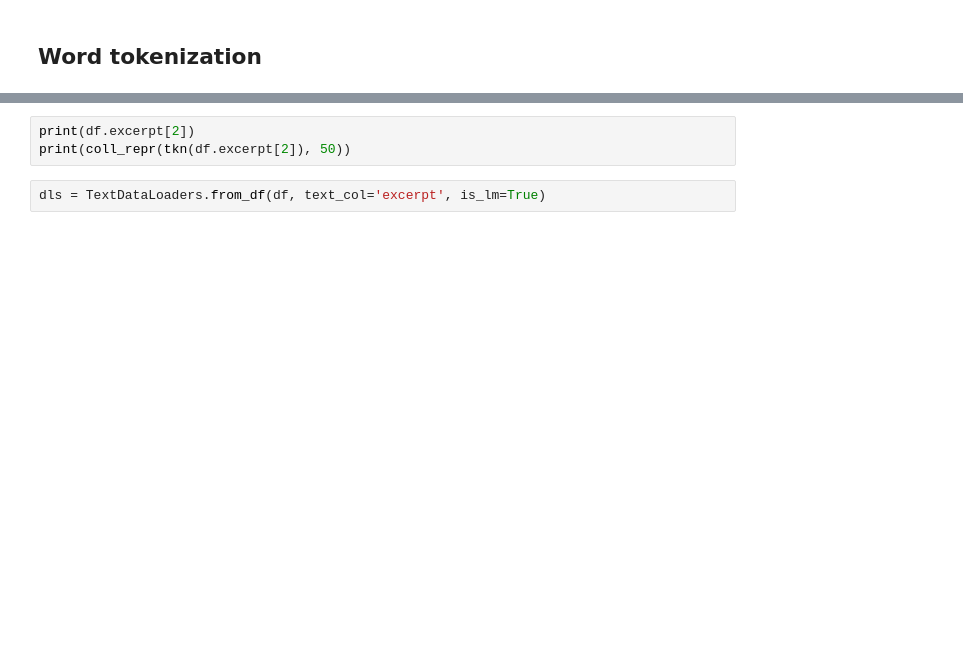
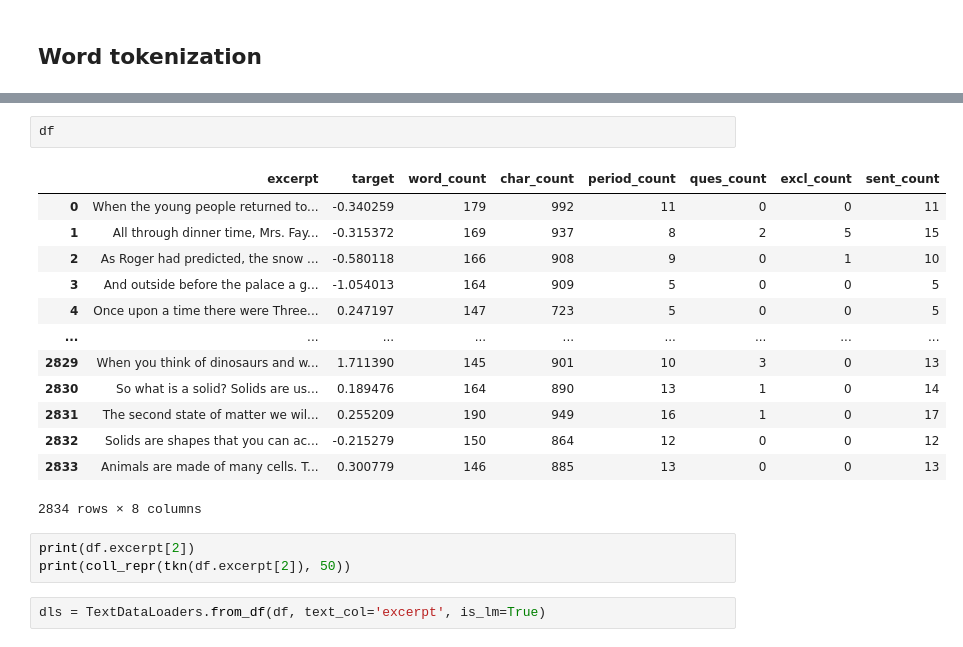
Before and after one commit to leejaeka/CommonLit-Readability-Prize, a Jupyter notebook: exploration.ipynb, the cells around one changed output, grey strips where cells are left out. Cells and saved outputs as stored; diff of their text form; blank space fills up the shorter version.

```diff
--- a/exploration.ipynb
+++ b/exploration.ipynb
@@ -293,3 +308,19 @@ NameError: name 'Tokenize' is not defined
+# %%
+df
+# %% [output]
+|  | excerpt | target | word_count | char_count | period_count | ques_count | excl_count | sent_count |
+| 0 | When the young people returned to... | -0.340259 | 179 | 992 | 11 | 0 | 0 | 11 |
+| 1 | All through dinner time, Mrs. Fay... | -0.315372 | 169 | 937 | 8 | 2 | 5 | 15 |
+| 2 | As Roger had predicted, the snow ... | -0.580118 | 166 | 908 | 9 | 0 | 1 | 10 |
+| 3 | And outside before the palace a g... | -1.054013 | 164 | 909 | 5 | 0 | 0 | 5 |
+| 4 | Once upon a time there were Three... | 0.247197 | 147 | 723 | 5 | 0 | 0 | 5 |
+| ... | ... | ... | ... | ... | ... | ... | ... | ... |
+| 2829 | When you think of dinosaurs and w... | 1.711390 | 145 | 901 | 10 | 3 | 0 | 13 |
+| 2830 | So what is a solid? Solids are us... | 0.189476 | 164 | 890 | 13 | 1 | 0 | 14 |
+| 2831 | The second state of matter we wil... | 0.255209 | 190 | 949 | 16 | 1 | 0 | 17 |
+| 2832 | Solids are shapes that you can ac... | -0.215279 | 150 | 864 | 12 | 0 | 0 | 12 |
+| 2833 | Animals are made of many cells. T... | 0.300779 | 146 | 885 | 13 | 0 | 0 | 13 |
+2834 rows × 8 columns
 # %%
 print(df.excerpt[2])
 print(coll_repr(tkn(df.excerpt[2]), 50))
```
Also changed, not shown: parts of 6 cells of this notebook, 1 other file.
